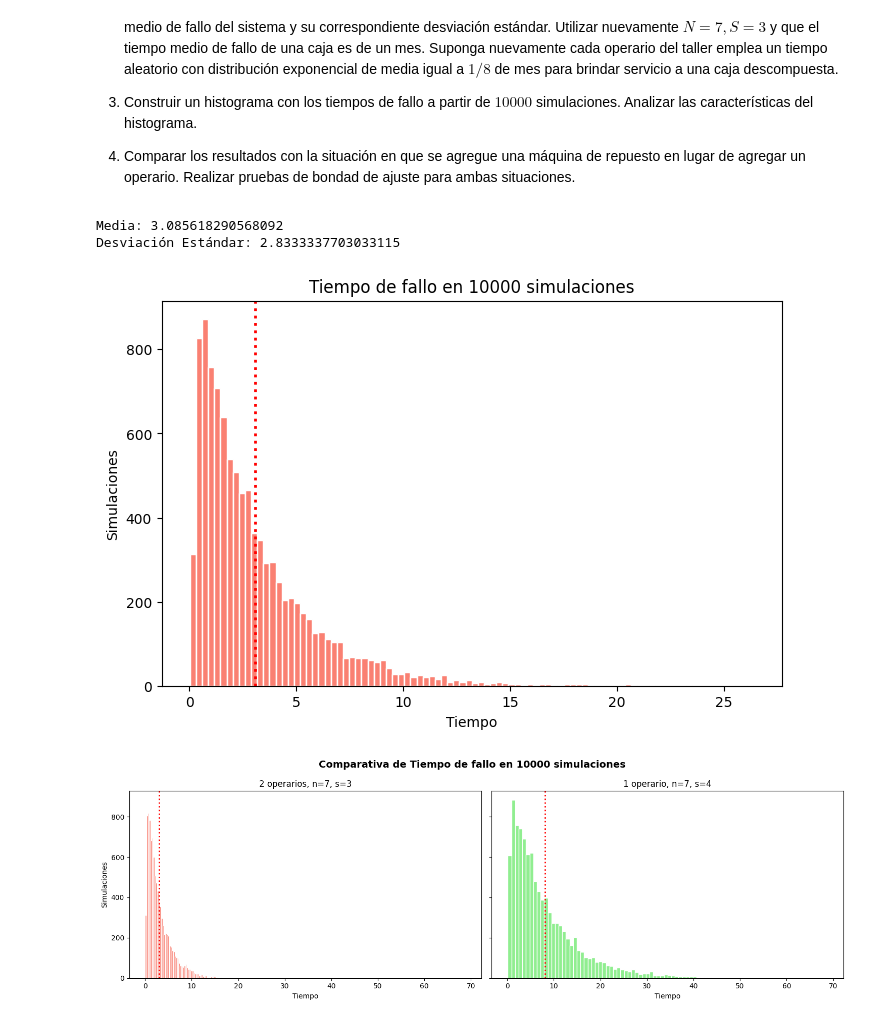
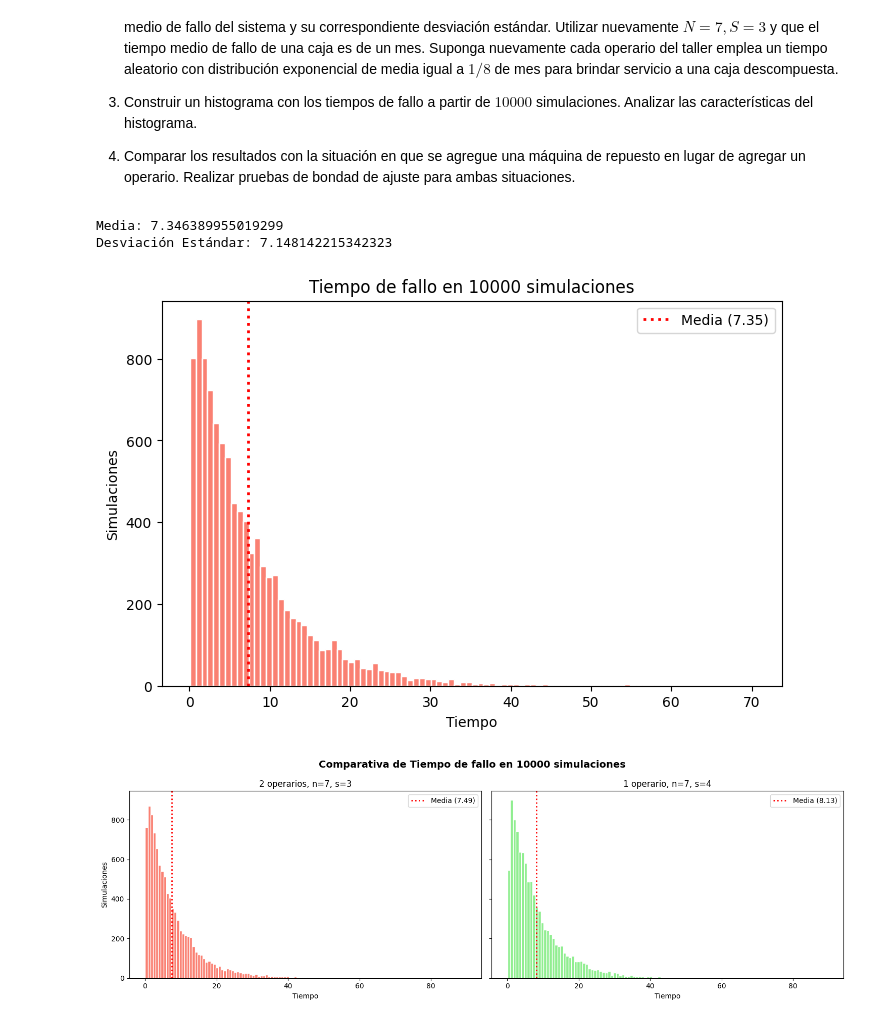
Before and after one commit to JLorenzoCD/UNC-Programacion, a Jupyter notebook: Modelos_y_Simulacion/TP2_Reparacion.ipynb, the cells around one changed output. Saved outputs shown, nothing was run; the diff lists cells and outputs as text; code cells hidden in the pictures.

```diff
--- a/Modelos_y_Simulacion/TP2_Reparacion.ipynb
+++ b/Modelos_y_Simulacion/TP2_Reparacion.ipynb
@@ -120,10 +122,10 @@ def reparacion_2_operarios_paralelo(
             if r > s:
                 break
 
-            if r == 1 and t_estrella_1 == math.inf:
+            if t_estrella_1 == math.inf:
                 t_estrella_1 = t + t_reparacion_operario_1()
-            elif r == 1 and t_estrella_2 == math.inf:
-                t_estrella_2 = t + t_reparacion_operario_1()
+            elif t_estrella_2 == math.inf:
+                t_estrella_2 = t + t_reparacion_operario_2()
 
             T[i] = math.inf
 
@@ -198,8 +200,8 @@ s = np.std(datos, ddof=1)
 print(f"Media: {media}")
 print(f"Desviación Estándar: {s}")
 # %% [output]
-Media: 3.085618290568092
-Desviación Estándar: 2.8333337703033115
+Media: 7.346389955019299
+Desviación Estándar: 7.148142215342323
 # %%
 # Punto 3
 import matplotlib.pyplot as plt
@@ -208,14 +210,16 @@ plt.figure(figsize=(8, 5))
 
 plt.hist(datos, bins="auto", edgecolor="white", color="salmon")
 
-plt.axvline(x=media, color="red", linestyle='dotted', linewidth=2, label='media')
+plt.axvline(x=media, color="red", linestyle='dotted',
+            linewidth=2, label=f'Media ({media:.2f})')
 
 plt.title(f"Tiempo de fallo en {N_SIM} simulaciones")
 plt.xlabel("Tiempo")
 plt.ylabel("Simulaciones")
+plt.legend()
 plt.show()
 # %% [output]
-[figure, old version]
+[figure, new version]
 # %%
 # Punto 4 - Comparación entre añadir 1 operario o añadir 1 maquina de repuesto mas
 import matplotlib.pyplot as plt
@@ -234,36 +238,38 @@ datos_2_op = [generar_t_fallo_2_operarios() for _ in range(N_SIM)]
 media_2_op = np.mean(datos_2_op)
 
 # Datos para 1 maquina de mas
 datos_1_op = [generar_t_fallo_1_operario_1_maq_mas() for _ in range(N_SIM)]
 media_1_op = np.mean(datos_1_op)
 
 # Gráficos
 fig, axes = plt.subplots(1, 2, figsize=(15, 5), sharex=True, sharey=True)
 
 # Gráfica de 2 operarios
 axes[0].hist(datos_2_op, bins="auto", edgecolor="white", color="salmon")
 axes[0].axvline(x=media_2_op, color="red",
-                linestyle='dotted', linewidth=2, label='mu')
+                linestyle='dotted', linewidth=2, label=f'Media ({media_2_op:.2f})')
 axes[0].set_title("2 operarios, n=7, s=3")
 axes[0].set_ylabel("Simulaciones")
 axes[0].set_xlabel("Tiempo")
+axes[0].legend()
 
 # Gráfica de 1 operario y 1 maquina de repuesto mas
 axes[1].hist(datos_1_op, bins="auto",
              edgecolor="white", color="lightgreen")
 axes[1].axvline(x=media_1_op, color="red",
-                linestyle='dotted', linewidth=2, label='mu')
+                linestyle='dotted', linewidth=2, label=f'Media ({media_1_op:.2f})')
 axes[1].set_title("1 operario, n=7, s=4")
 axes[1].set_xlabel("Tiempo")
+axes[1].legend()
 
 
 fig.suptitle(
     f"Comparativa de Tiempo de fallo en {N_SIM} simulaciones", fontsize=14, fontweight='bold')
 
 plt.tight_layout()
 plt.show()
 # %% [output]
-[figure, old version]
+[figure, new version]
 # %%
 # Punto 4 - Prueba de Bondad de Ajuste
 import scipy.stats as st
```
Also changed, not shown: parts of 2 cells of this notebook.
